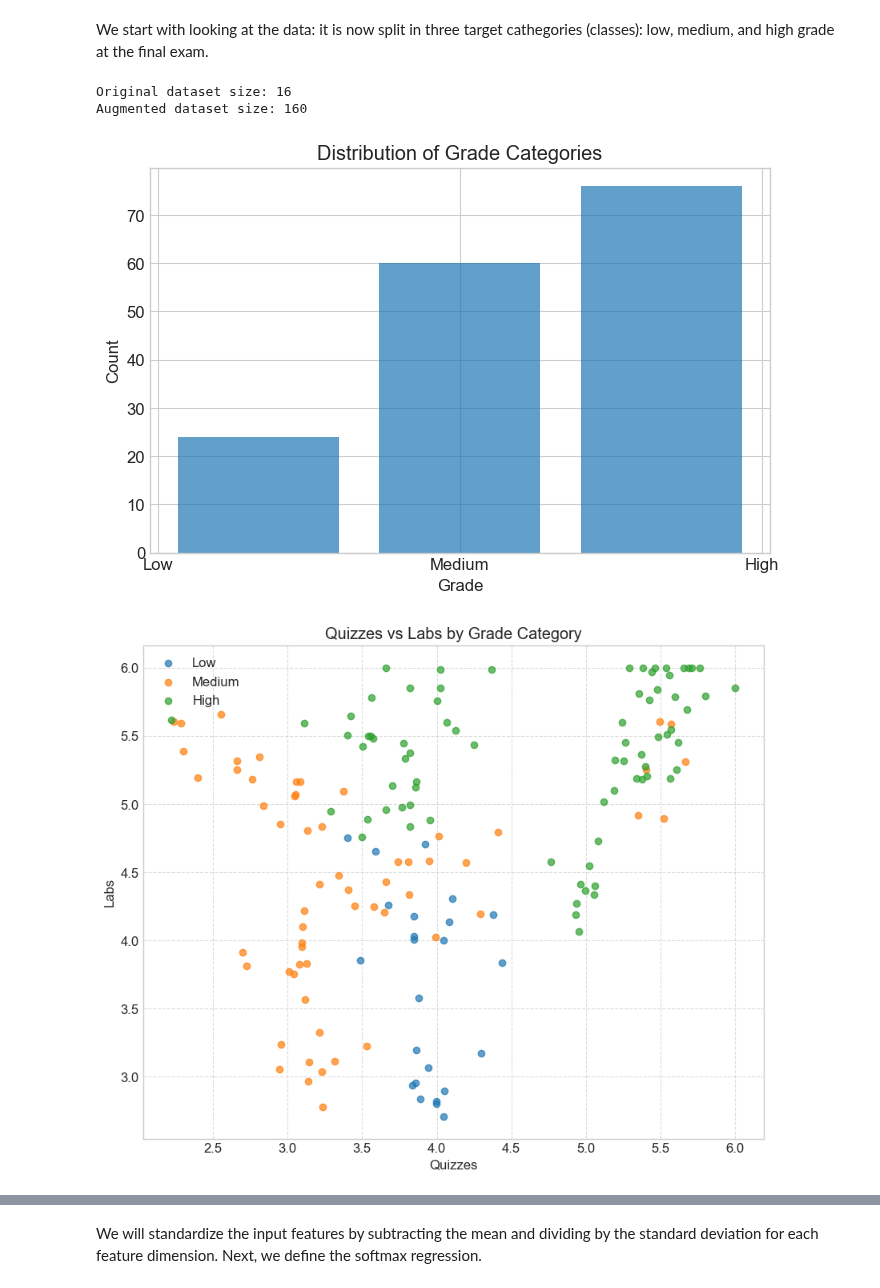
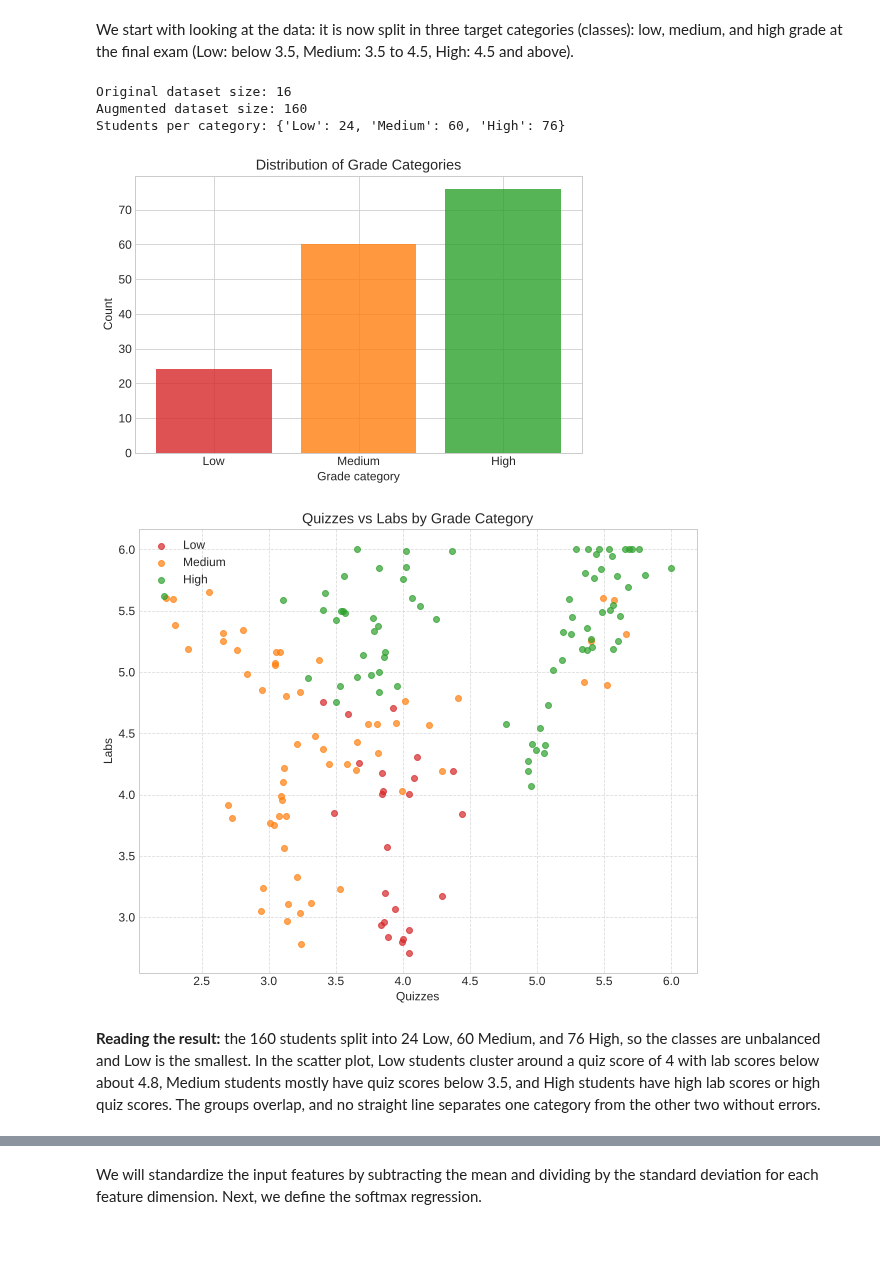
Before and after one commit to alisarupenyan/Intro-to-ML-HS2026, a Jupyter notebook: Week7_Softmax_and_Neural_networks.ipynb, the cells around one changed output, grey strips where cells are left out. Saved outputs shown, nothing was run; the diff lists cells and outputs as text; code cells hidden in the pictures; blank space fills up the shorter version.

```diff
--- a/Week7_Softmax_and_Neural_networks.ipynb
+++ b/Week7_Softmax_and_Neural_networks.ipynb
@@ -1,5 +1,5 @@
 # %% [markdown]
-We start with looking at the data: it is now split in three target cathegories (classes): low, medium, and high grade at the final exam.
+We start with looking at the data: it is now split in three target categories (classes): low, medium, and high grade at the final exam (Low: below 3.5, Medium: 3.5 to 4.5, High: 4.5 and above).
 # %%
 %matplotlib inline
 
@@ -9,10 +9,6 @@ import matplotlib.pyplot as plt
 from sklearn.model_selection import train_test_split
 from sklearn.preprocessing import StandardScaler
 from sklearn.metrics import accuracy_score, confusion_matrix
-
-# Force matplotlib to show plots inline and not use interactive mode
-from IPython import display
-plt.ioff()  # Turn off interactive mode
 
 # Set the style for better-looking plots
 plt.style.use('seaborn-v0_8-whitegrid')
@@ -51,44 +47,46 @@ def grade_to_category(grade):
     if grade < 3.5:
         return 0  # 'Low'
     elif grade < 4.5:
         return 1  # 'Medium'
     else:
         return 2  # 'High'
 
 # Apply the function to create categorical grades
 df_aug['Grade_Category'] = df_aug['Final'].apply(grade_to_category)
 
-# Define labels for visualization
+# Define labels and colors for visualization (Low / Medium / High = red / orange / green, as in the lecture)
 grade_labels = ['Low', 'Medium', 'High']
+grade_colors = ['tab:red', 'tab:orange', 'tab:green']
 
 # Visualize the distribution of grade categories
+counts = df_aug['Grade_Category'].value_counts().sort_index()
+print("Students per category:", {label: int(n) for label, n in zip(grade_labels, counts.values)})
 fig1 = plt.figure(figsize=(8, 5))
-plt.hist(df_aug['Grade_Category'], bins=3, rwidth=0.8, alpha=0.7)
+plt.bar(range(3), counts.values, color=grade_colors, alpha=0.8)
 plt.xticks(range(3), grade_labels)
 plt.title('Distribution of Grade Categories')
-plt.xlabel('Grade')
+plt.xlabel('Grade category')
 plt.ylabel('Count')
-# Explicitly display the figure in the notebook
-display.display(fig1)
-plt.close(fig1)  # Close the figure to free memory
+plt.show()
 
 # Visualize the data with respect to the features
 fig2 = plt.figure(figsize=(10, 8))
 for category in range(3):
     subset = df_aug[df_aug['Grade_Category'] == category]
-    plt.scatter(subset['Quizzes'], subset['Labs'], label=grade_labels[category], alpha=0.7)
+    plt.scatter(subset['Quizzes'], subset['Labs'], label=grade_labels[category], color=grade_colors[category], alpha=0.7)
 plt.title('Quizzes vs Labs by Grade Category')
 plt.xlabel('Quizzes')
 plt.ylabel('Labs')
 plt.legend()
 plt.grid(True, linestyle='--', alpha=0.7)
-# Explicitly display the figure
-display.display(fig2)
-plt.close(fig2)
+plt.show()
 # %% [output]
 Original dataset size: 16
 Augmented dataset size: 160
+Students per category: {'Low': 24, 'Medium': 60, 'High': 76}
-[figure, old version]
+[figure, new version]
-[figure, old version]
+[figure, new version]
+# %% [markdown]
+**Reading the result:** the 160 students split into 24 Low, 60 Medium, and 76 High, so the classes are unbalanced and Low is the smallest. In the scatter plot, Low students cluster around a quiz score of 4 with lab scores below about 4.8, Medium students mostly have quiz scores below 3.5, and High students have high lab scores or high quiz scores. The groups overlap, and no straight line separates one category from the other two without errors.
 # %% [markdown]
 We want to predict for every sample, the right assignment in one of the three classes, given the features Labs and Quizzes.
```
Also changed, not shown: parts of 13 cells of this notebook.
